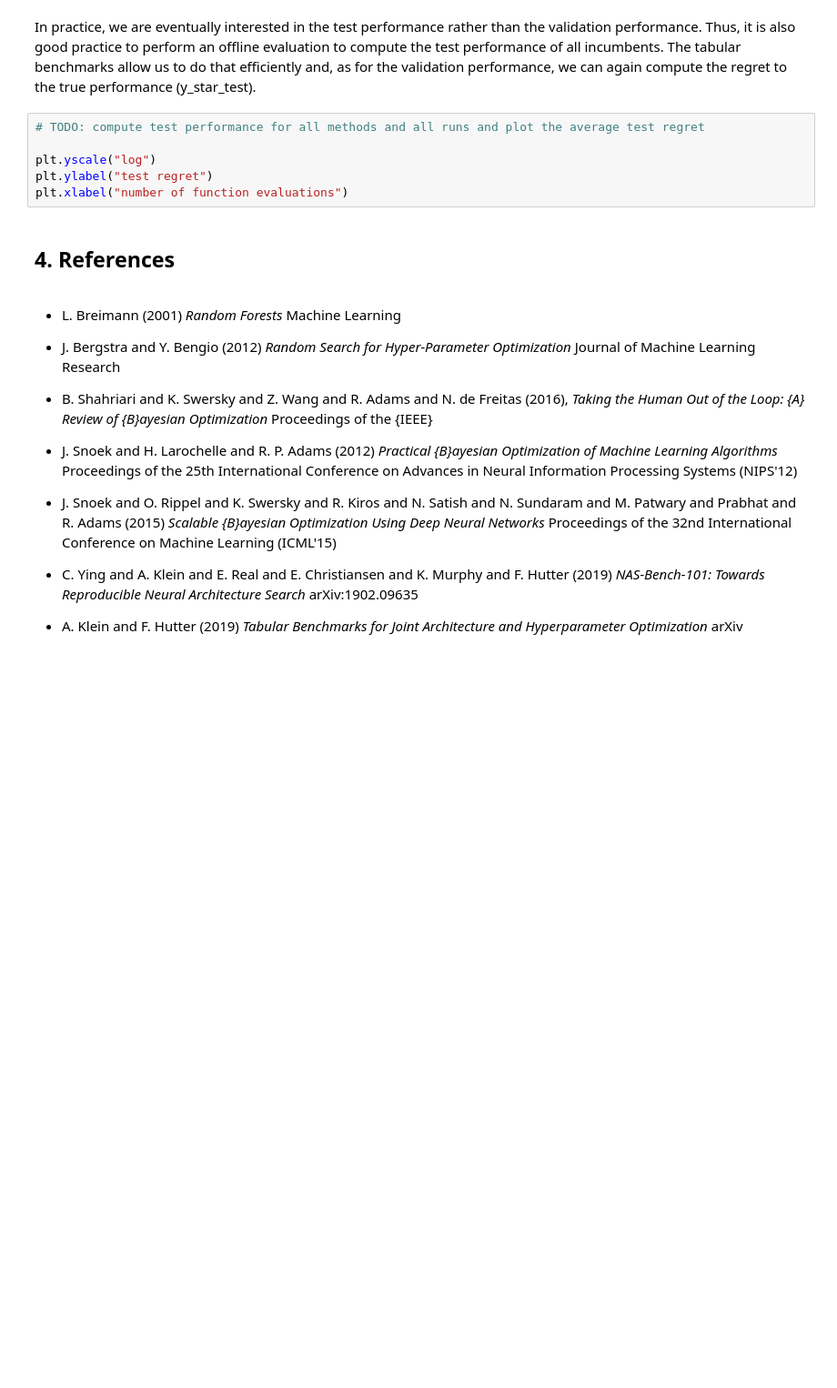
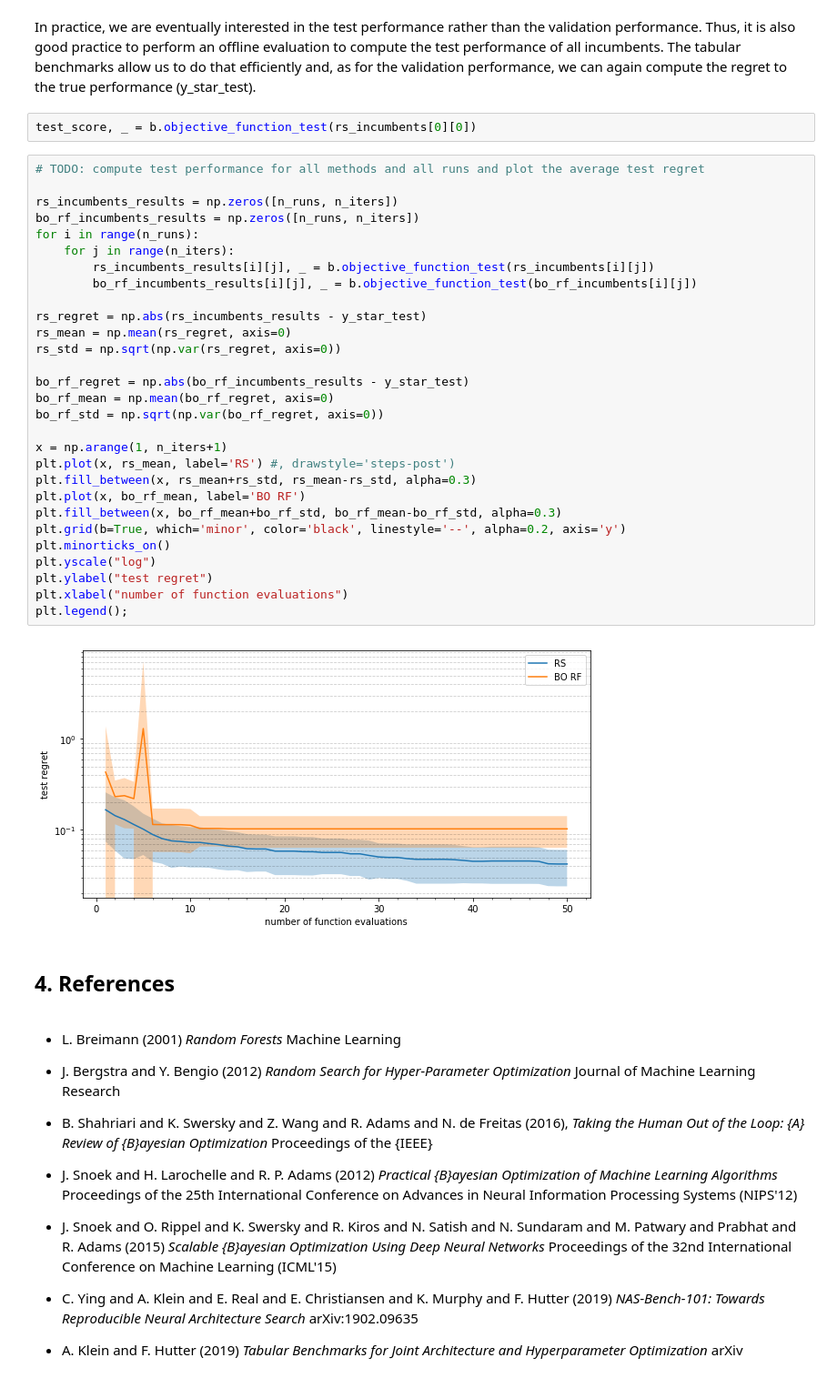
Before and after one commit to Neeratyoy/dl-lab-ss19, a Jupyter notebook: exercise2_AutoML/automl_exercise.ipynb, the cells around one changed output. Shown: that part at 91% size. Saved outputs shown, nothing was run; the diff lists cells and outputs as text; blank space fills up the shorter version.

```diff
--- a/exercise2_AutoML/automl_exercise.ipynb
+++ b/exercise2_AutoML/automl_exercise.ipynb
@@ -342,12 +363,39 @@ plt.xlabel("number of function evaluations")
 # %% [markdown]
 In practice, we are eventually interested in the test performance rather than the validation performance. Thus, it is also good practice to perform an offline evaluation to compute the test performance of all incumbents.
 The tabular benchmarks allow us to do that efficiently and, as for the validation performance, we can again compute the regret to the true performance (y_star_test).
-# %%
-# TODO: compute test performance for all methods and all runs and plot the average test regret
-
-plt.yscale("log")
-plt.ylabel("test regret")
-plt.xlabel("number of function evaluations")
+# %%
+test_score, _ = b.objective_function_test(rs_incumbents[0][0])
+# %%
+# TODO: compute test performance for all methods and all runs and plot the average test regret
+
+rs_incumbents_results = np.zeros([n_runs, n_iters])
+bo_rf_incumbents_results = np.zeros([n_runs, n_iters])
+for i in range(n_runs):
+    for j in range(n_iters):
+        rs_incumbents_results[i][j], _ = b.objective_function_test(rs_incumbents[i][j])
+        bo_rf_incumbents_results[i][j], _ = b.objective_function_test(bo_rf_incumbents[i][j])
+
+rs_regret = np.abs(rs_incumbents_results - y_star_test)
+rs_mean = np.mean(rs_regret, axis=0)
+rs_std = np.sqrt(np.var(rs_regret, axis=0))
+
+bo_rf_regret = np.abs(bo_rf_incumbents_results - y_star_test)
+bo_rf_mean = np.mean(bo_rf_regret, axis=0)
+bo_rf_std = np.sqrt(np.var(bo_rf_regret, axis=0))
+
+x = np.arange(1, n_iters+1)
+plt.plot(x, rs_mean, label='RS') #, drawstyle='steps-post')
+plt.fill_between(x, rs_mean+rs_std, rs_mean-rs_std, alpha=0.3)
+plt.plot(x, bo_rf_mean, label='BO RF')
+plt.fill_between(x, bo_rf_mean+bo_rf_std, bo_rf_mean-bo_rf_std, alpha=0.3)
+plt.grid(b=True, which='minor', color='black', linestyle='--', alpha=0.2, axis='y')
+plt.minorticks_on()
+plt.yscale("log")
+plt.ylabel("test regret")
+plt.xlabel("number of function evaluations")
+plt.legend();
+# %% [output]
+[figure, added]
 # %% [markdown]
 ## 4. References
 # %% [markdown]
```
Also changed, not shown: parts of 12 cells of this notebook.
